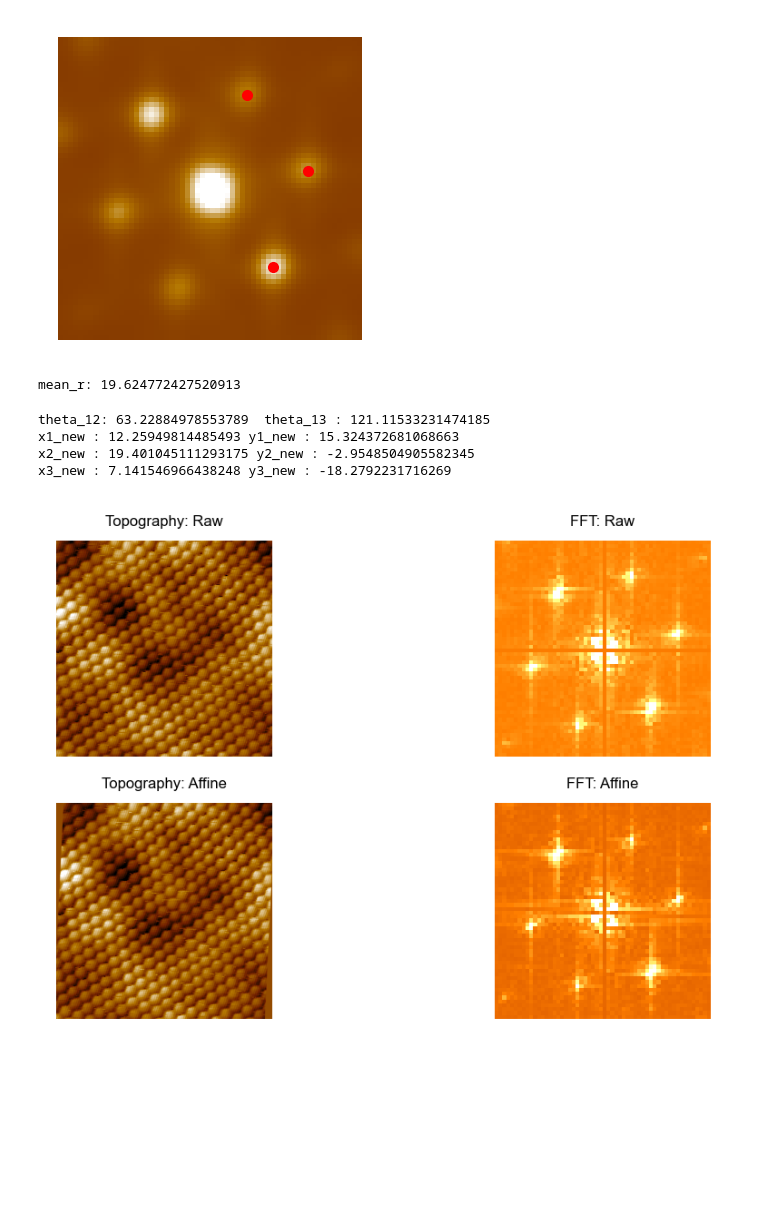
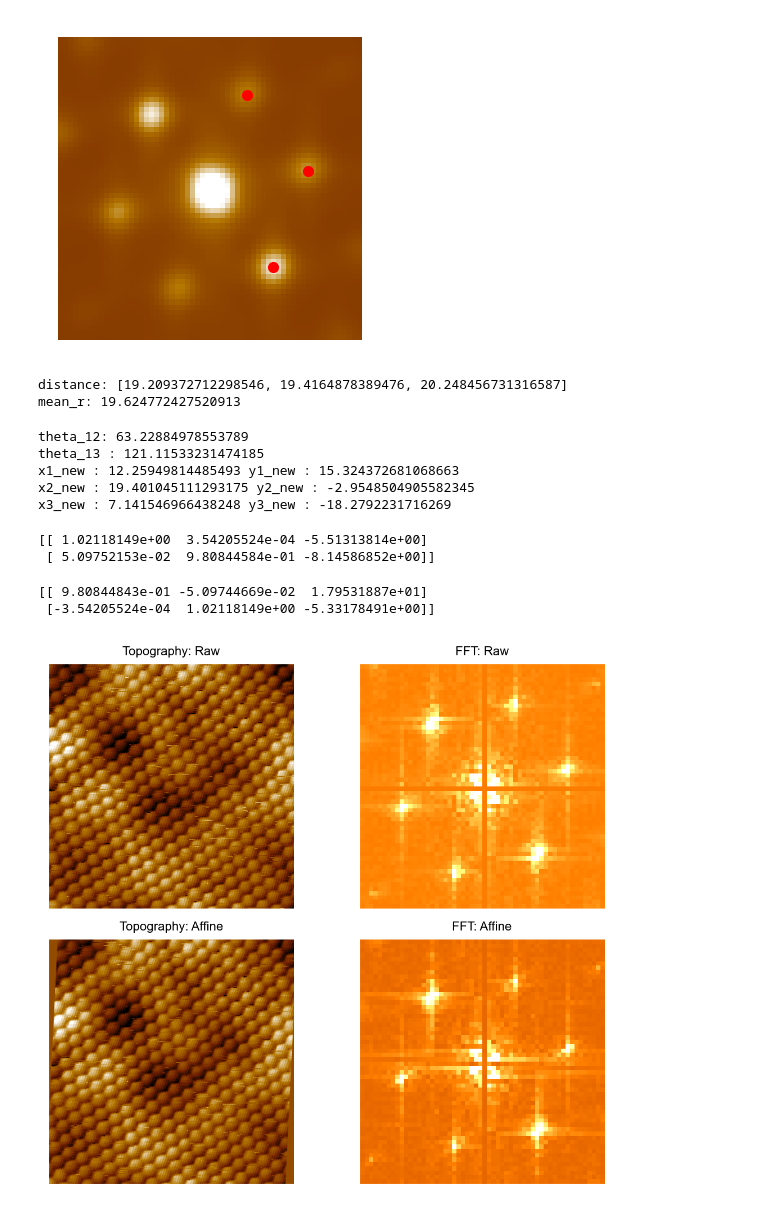
Before and after one commit to lemonmelon9/python_prac, a Jupyter notebook: affine_transform_prac.ipynb, the cells around one changed output. Saved outputs shown, nothing was run; the diff lists cells and outputs as text; code cells hidden in the pictures; blank space fills up the shorter version.

```diff
--- a/affine_transform_prac.ipynb
+++ b/affine_transform_prac.ipynb
@@ -124,9 +128,11 @@ mean_r = []
 for i in range(0,len(lmax_coords_center)):
     mean_r.append(distance.euclidean(lmax_coords_center[i], [0,0]))
 
+print('distance:',mean_r)
 mean_r = np.mean(mean_r, axis=0)
 print('mean_r:',mean_r)
 # %% [output]
+distance: [19.209372712298546, 19.4164878389476, 20.248456731316587]
 mean_r: 19.624772427520913
 # %%
 # peak position assigned
@@ -140,7 +146,7 @@ a1 = y1/x1
 # Angle between positions calculated
 theta_12 = math.atan(y1/x1) - math.atan(y2/x2)
 theta_13 = math.atan(y1/x1) - math.atan(y3/x3)
-print('theta_12:',theta_12*180/math.pi,' theta_13 :',theta_13*180/math.pi)
+print('theta_12:',theta_12*180/math.pi,'\ntheta_13 :',theta_13*180/math.pi)
 
 # The new peak position calculated (distance between [0,0] & [x1_new,y1_new] = mean_r)
 x1_new = np.sign(x1) * mean_r / math.sqrt(1 + a1**2)
@@ -164,7 +170,8 @@ x3_new = np.sign(x3) * mean_r / math.sqrt(1 + a3**2)
 y3_new = a3 * x3_new
 print('x3_new :', x3_new, 'y3_new :', y3_new)
 # %% [output]
-theta_12: 63.22884978553789  theta_13 : 121.11533231474185
+theta_12: 63.22884978553789
+theta_13 : 121.11533231474185
 x1_new : 12.25949814485493 y1_new : 15.324372681068663
 x2_new : 19.401045111293175 y2_new : -2.9548504905582345
 x3_new : 7.141546966438248 y3_new : -18.2792231716269
@@ -179,21 +186,26 @@ pt2 = np.float32([[x1_new, y1_new], [x2_new, y2_new], [x3_new, y3_new]]) + ScanP
 matrix = cv2.getAffineTransform(pt1, pt2)
 topo1fft_affine = cv2.warpAffine(topo1fft, matrix, (cols, rows))
 # topo1_affine = cv2.warpAffine()
+
+print(matrix)
+# %% [output]
+[[ 1.02118149e+00  3.54205524e-04 -5.51313814e+00]
+ [ 5.09752153e-02  9.80844584e-01 -8.14586852e+00]]
 # %%
 # 역격자 포인트 구하기
 # 데이터 픽 좌표
 x1_inv = y2-y3
 y1_inv = -(x2-x3)
-x2_inv = y1-y3
-y2_inv = -(x1-x3)
+x2_inv = y3-y1
+y2_inv = -(x3-x1)
 x3_inv = y1-y2
 y3_inv = -(x1-x2)
 
 # 대칭성을 가지는 새로운 픽의 좌표
 x1_new_inv = y2_new - y3_new
 y1_new_inv = -(x2_new - x3_new)
-x2_new_inv = y1_new - y3_new
-y2_new_inv = -(x1_new - x3_new)
+x2_new_inv = y3_new - y1_new
+y2_new_inv = -(x3_new - x1_new)
 x3_new_inv = y1_new - y2_new
 y3_new_inv = -(x1_new - x2_new)
 # %%
@@ -202,12 +214,17 @@ y3_new_inv = -(x1_new - x2_new)
 pt1_inv = np.float32([[x1_inv, y1_inv] ,[x2_inv, y2_inv] ,[x3_inv, y3_inv]]) + ScanPixels[0]/2
 pt2_inv = np.float32([[x1_new_inv, y1_new_inv], [x2_new_inv, y2_new_inv], [x3_new_inv, y3_new_inv]]) + ScanPixels[0]/2
 
-# 아핀 매트릭스 구하고 실공간 이미지에 적용하기
+# affine matrix 구하고 real space 이미지에 적용하기
 matrix_inv = cv2.getAffineTransform(pt1_inv, pt2_inv)
 topo1_affine = cv2.warpAffine(topo1, matrix_inv, (cols, rows))
 # topo1_affine = cv2.warpAffine(topo1, matrix, (cols, rows))
+
+print(matrix_inv)
+# %% [output]
+[[ 9.80844843e-01 -5.09744669e-02  1.79531887e+01]
+ [-3.54205524e-04  1.02118149e+00 -5.33178491e+00]]
 # %%
-fig, ax = plt.subplots(2,2,figsize = (6,3))
+fig, ax = plt.subplots(2,2,figsize = (6,5))
 
 # Topo sigma
 # cmap_topo = 'afmhot'
@@ -230,40 +247,41 @@ ax[0,0].axis('off')
 ax[0,1].axis('off')
 ax[1,0].axis('off')
 ax[1,1].axis('off')
-ax[0,0].set_title('Topography: Raw', fontsize=6)
-ax[0,1].set_title('FFT: Raw', fontsize=6)
-ax[1,0].set_title('Topography: Affine', fontsize=6)
-ax[1,1].set_title('FFT: Affine', fontsize=6)
+ax[0,0].set_title('Topography: Raw', fontsize=8)
+ax[0,1].set_title('FFT: Raw', fontsize=8)
+ax[1,0].set_title('Topography: Affine', fontsize=8)
+ax[1,1].set_title('FFT: Affine', fontsize=8)
 
 
 
 # FFT sigma
 # cmap_fft = 'Purples'
 # cmap_fft = 'gist_gray'
 cmap_fft = 'afmhot'
+# cmap_fft = nanox()
 sigma = 30
 vmin = np.nanmean(topo1fft) - sigma*np.nanstd(topo1fft)
 vmax = np.nanmean(topo1fft) + sigma*np.nanstd(topo1fft)
 
 # FFT image crop
 croppx = 28
 # croppx = 256
 
 center = round(ScanPixels[0]/2)
 topo1fft_crop = topo1fft[center-croppx:center+croppx, center-croppx:center+croppx]
 
 center = round(topo1_affine_crop.shape[0]/2)
 # topo1fft_affine_crop = topo1fft_affine[center-croppx:center+croppx, center-croppx:center+croppx]
 topo1fft_affine_crop = fft.two_d_FFT_lin(topo1_affine_crop)[center-croppx:center+croppx, center-croppx:center+croppx]
 
 ax[0,1].imshow(topo1fft_crop, origin=origin, vmin=vmin, vmax=vmax, cmap=cmap_fft, aspect=aspect)
 
 sigma = 4
 vmin = np.nanmean(topo1fft_affine_crop) - sigma*np.nanstd(topo1fft_affine_crop)
 vmax = np.nanmean(topo1fft_affine_crop) + sigma*np.nanstd(topo1fft_affine_crop)
 ax[1,1].imshow(topo1fft_affine_crop, origin=origin, vmin=vmin, vmax=vmax, cmap=cmap_fft, aspect=aspect)
 # ax[1].set_title('linear fit (fast axis only)', fontsize=6)
 
 plt.tight_layout(pad=1)
 # %% [output]
-[figure, old version]
+[figure, new version]
```
Also changed, not shown: parts of 18 cells of this notebook.
